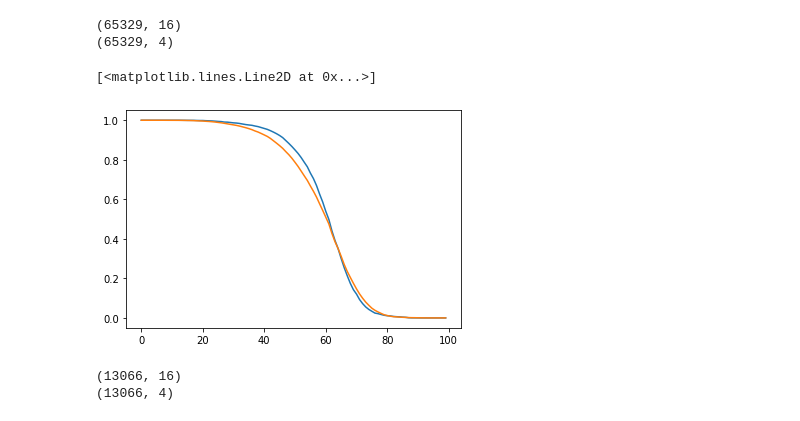
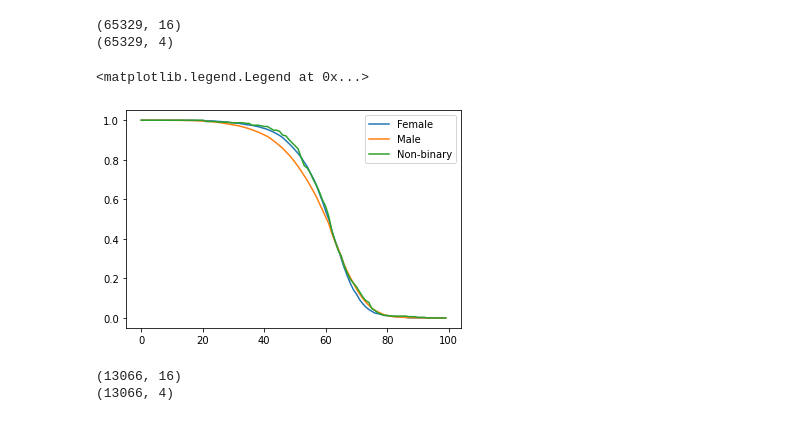
Before and after one commit to yu-lily/salary-analysis, a Jupyter notebook: 3.0-model.ipynb, the cells around one changed output. Drawn from its saved outputs; the diff is of its cells as text; code cells hidden in the pictures.

```diff
--- a/3.0-model.ipynb
+++ b/3.0-model.ipynb
@@ -166,11 +166,13 @@ results = continuous_demo(X)
 (65329, 16)
 (65329, 4)
 # %%
-plt.plot(results['Female'])
-plt.plot(results['Male'])
+plt.plot(results['Female'], label='Female')
+plt.plot(results['Male'], label = 'Male')
+plt.plot(results['Non-binary'], label="Non-binary")
+plt.legend()
 # %% [output]
-[<matplotlib.lines.Line2D at 0x...>]
+<matplotlib.legend.Legend at 0x...>
-[figure, old version]
+[figure, new version]
 # %%
 from sklearn.metrics import mean_squared_error
 
```
Also changed, not shown: 2 other files.
